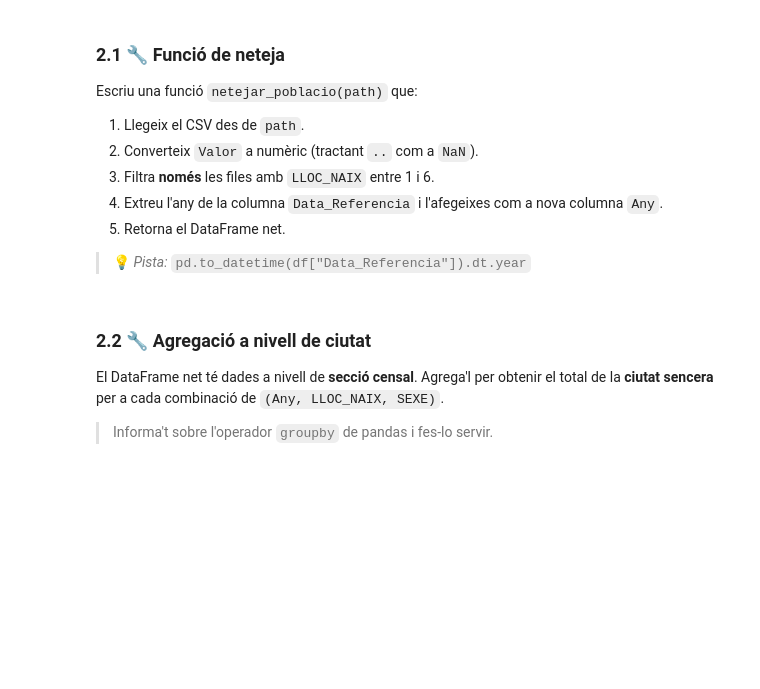
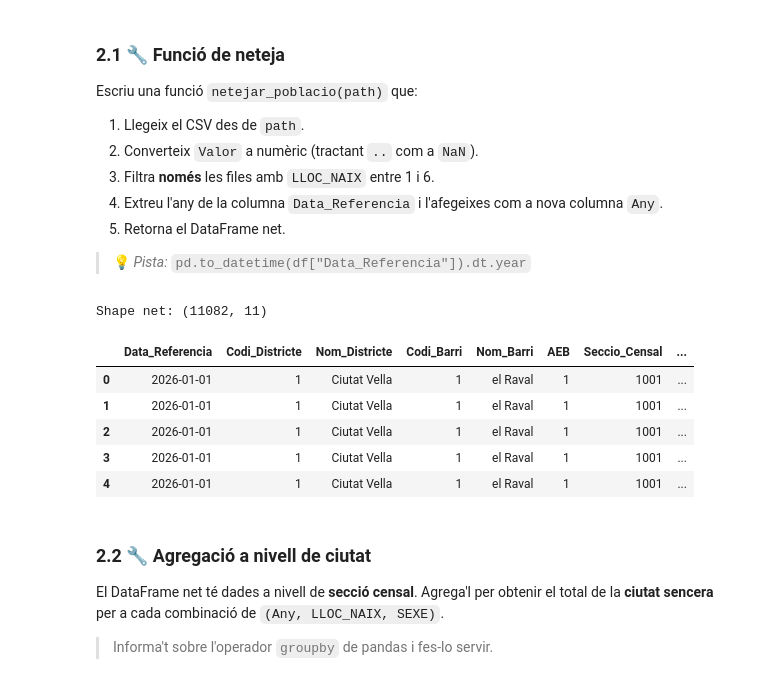
Before and after one commit to KevinBravoLascano/tanoca_p1, a Jupyter notebook: pràctica 1/pra╠Çctica 1/exercici1.ipynb, the cells around one changed output. Drawn from its saved outputs; the diff is of its cells as text; code cells hidden in the pictures; blank space fills up the shorter version.

```diff
--- a/pràctica 1/pra╠Çctica 1/exercici1.ipynb
+++ b/pràctica 1/pra╠Çctica 1/exercici1.ipynb
@@ -282,3 +321,8 @@ filtrant només els codis agregats (1–6) i sumant `Valor`.**
 > (`pd.to_numeric(..., errors='coerce')`).
 # %%
 # 🔧 Escriu el codi aquí
+df_2026["Valor"]= pd.to_numeric(df_2026["Valor"], errors="coerce")
+
+mascara=  df_2026["LLOC_NAIX"].isin([1,2,3,4,5,6])
+
+print(df_2026[mascara]["Valor"].sum())
@@ -310,12 +357,28 @@ Escriu una funció `netejar_poblacio(path)` que:
 # %%
 def netejar_poblacio(path: str) -> pd.DataFrame:
     # 🔧 Implementa la funció
     ...
+    daf= pd.read_csv(path)
+    daf["Valor"] = pd.to_numeric(daf["Valor"], errors="coerce")
+
+    mascara = daf["LLOC_NAIX"].isin([1, 2, 3, 4, 5, 6])
+    daf = daf[mascara]
+    daf["Any"] = pd.to_datetime(daf["Data_Referencia"]).dt.year
+
+    return daf
 
 # Prova la funció amb l'any 2026
 df_net = netejar_poblacio(os.path.join(PATH_POBLACIO, "2026_poblacio_lloc_naix.csv"))
 print("Shape net:", df_net.shape)
 df_net.head()
+# %% [output]
+Shape net: (11082, 11)
+|  | Data_Referencia | Codi_Districte | Nom_Districte | Codi_Barri | Nom_Barri | AEB | Seccio_Censal | ... |
+| 0 | 2026-01-01 | 1 | Ciutat Vella | 1 | el Raval | 1 | 1001 | ... |
+| 1 | 2026-01-01 | 1 | Ciutat Vella | 1 | el Raval | 1 | 1001 | ... |
+| 2 | 2026-01-01 | 1 | Ciutat Vella | 1 | el Raval | 1 | 1001 | ... |
+| 3 | 2026-01-01 | 1 | Ciutat Vella | 1 | el Raval | 1 | 1001 | ... |
+| 4 | 2026-01-01 | 1 | Ciutat Vella | 1 | el Raval | 1 | 1001 | ... |
 # %% [markdown]
 ### 2.2 🔧 Agregació a nivell de ciutat
 
```
Also changed, not shown: parts of 7 cells of this notebook.
